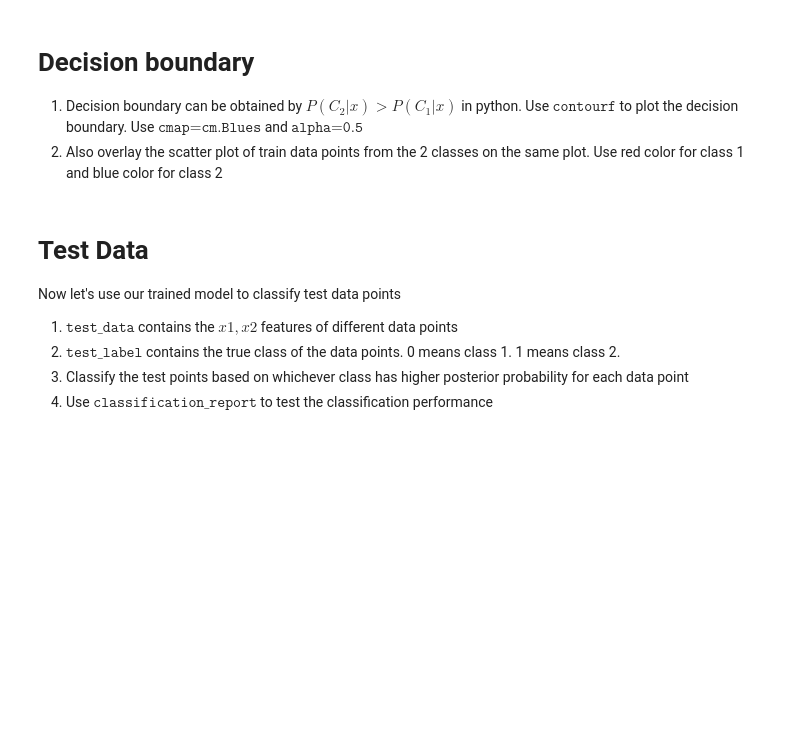
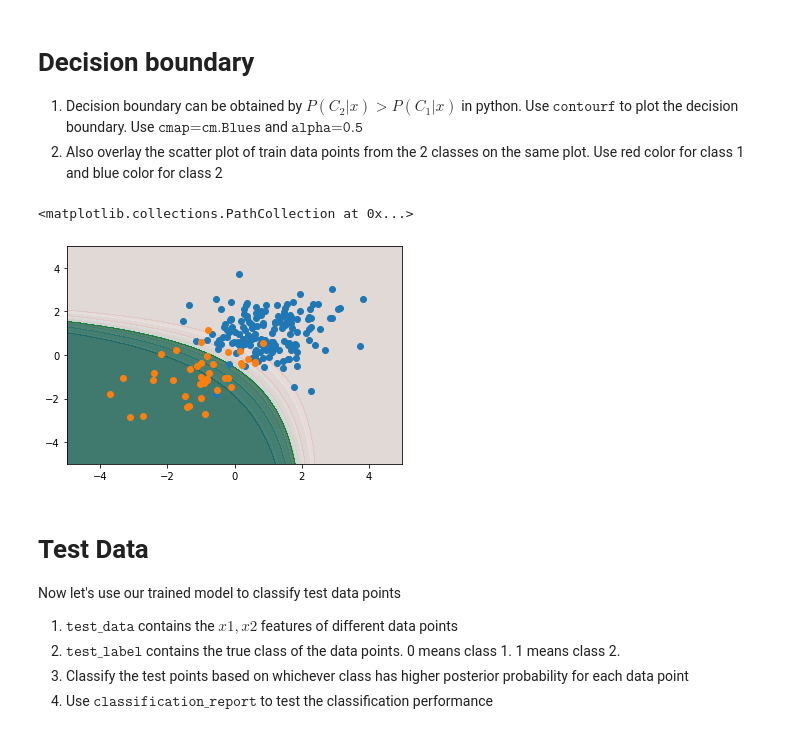
Before and after one commit to surbhi498/SHALA2020, a Jupyter notebook: Copy_of_Assignment.ipynb, the cells around one changed output. Drawn from its saved outputs; the diff is of its cells as text; code cells hidden in the pictures; blank space fills up the shorter version.

```diff
--- a/Copy_of_Assignment.ipynb
+++ b/Copy_of_Assignment.ipynb
@@ -61,6 +178,18 @@ Like in the case of the likelihood above, make same similar surface and contour
 # Decision boundary
 1. Decision boundary can be obtained by $P(C_2|x)>P(C_1|x)$ in python. Use $\texttt{contourf}$ to plot the decision boundary. Use $\texttt{cmap=cm.Blues}$ and $\texttt{alpha=0.5}$
 1. Also overlay the scatter plot of train data points from the 2 classes on the same plot. Use red color for class 1 and blue color for class 2
+# %%
+decision = posterior2>posterior1
+plt.contourf(x, y, posterior1,cmap=cm.Reds,alpha=0.5)
+plt.contourf(x, y, posterior2,cmap=cm.Blues,alpha=0.5)
+plt.contourf(x, y, decision,cmap=cm.Greens,alpha=0.5)
+#plt.scatter(X_train[:, 0], X_train[:, 1], c=y_train,
+                             # s=30, edgecolor='k')
+plt.scatter(class1_train[:,0],class1_train[:,1] ,cmap='red')
+plt.scatter(class2_train[:,0],class2_train[:,1],cmap='blue')
+# %% [output]
+<matplotlib.collections.PathCollection at 0x...>
+[figure, added]
 # %% [markdown]
 # Test Data
 Now let's use our trained model to classify test data points
```
Also changed, not shown: parts of 27 cells of this notebook.
